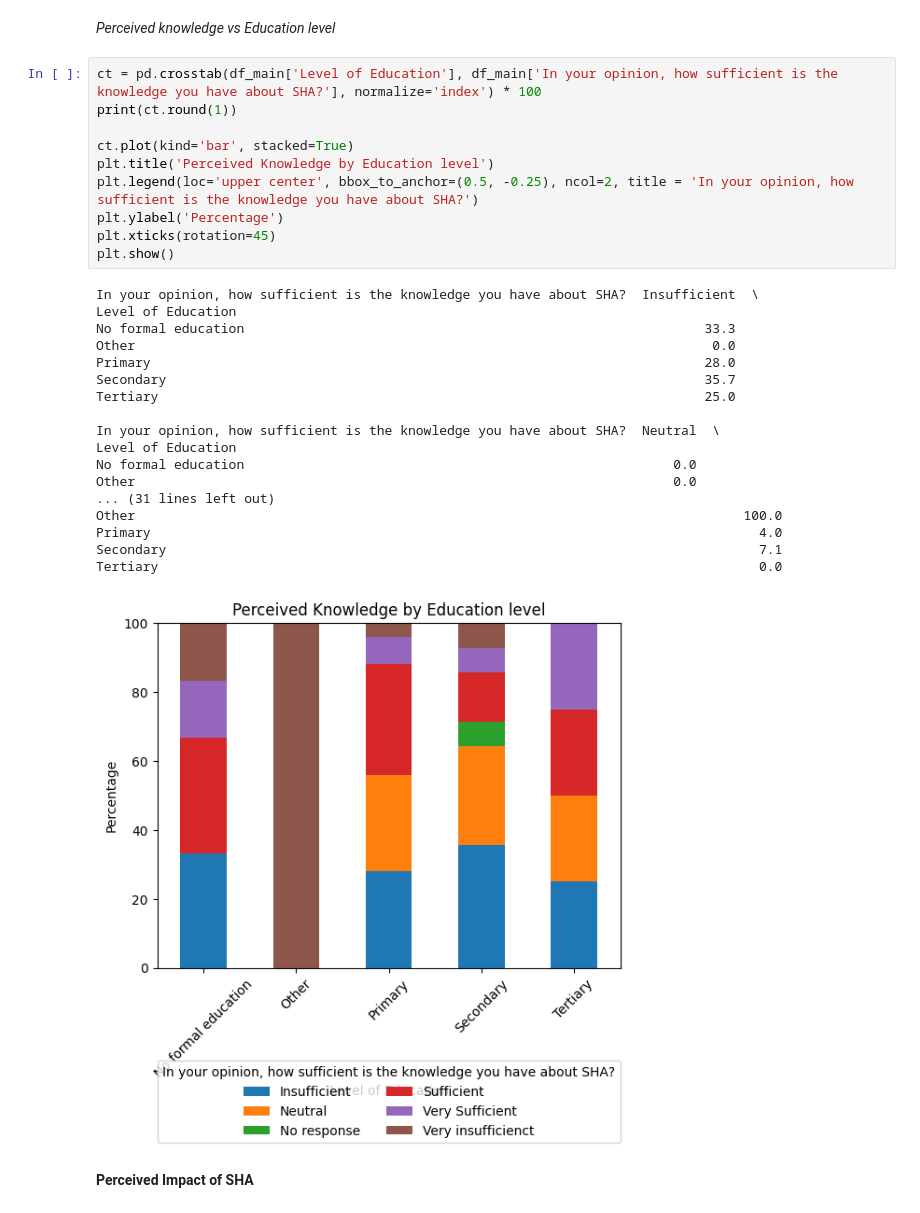
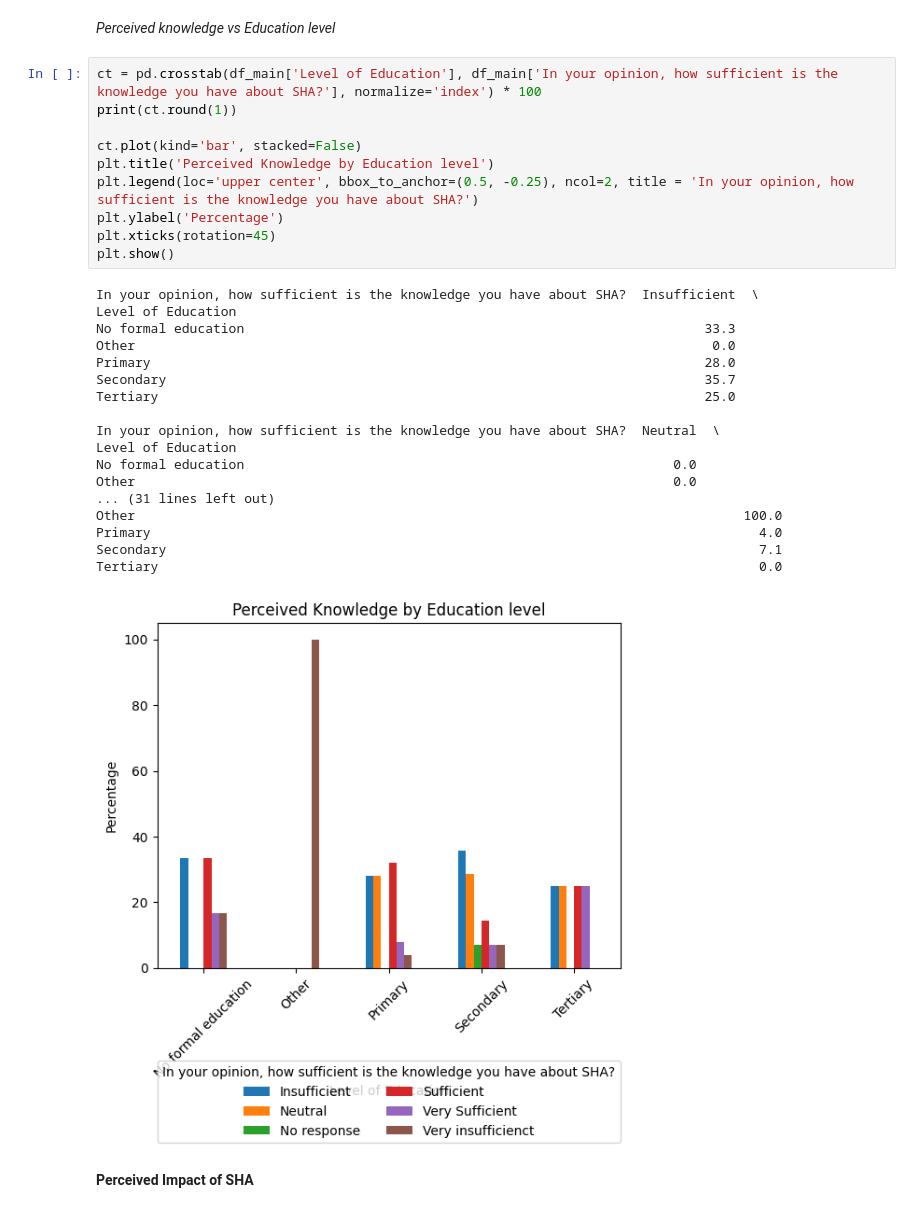
Before and after one commit to DennoCheru/Mosoriot, a Jupyter notebook: Mosoriot.ipynb, the cells around one changed output. Saved outputs shown, nothing was run; the diff lists cells and outputs as text.

```diff
--- a/Mosoriot.ipynb
+++ b/Mosoriot.ipynb
@@ -481,32 +481,32 @@ Age Group
 # %%
 ct = pd.crosstab(df_main['Level of Education'], df_main['In your opinion, how sufficient is the knowledge you have about SHA?'], normalize='index') * 100
 print(ct.round(1))
 
-ct.plot(kind='bar', stacked=True)
+ct.plot(kind='bar', stacked=False)
 plt.title('Perceived Knowledge by Education level')
 plt.legend(loc='upper center', bbox_to_anchor=(0.5, -0.25), ncol=2, title = 'In your opinion, how sufficient is the knowledge you have about SHA?')
 plt.ylabel('Percentage')
 plt.xticks(rotation=45)
 plt.show()
 # %% [output]
 In your opinion, how sufficient is the knowledge you have about SHA?  Insufficient  \
 Level of Education
 No formal education                                                           33.3
 Other                                                                          0.0
 Primary                                                                       28.0
 Secondary                                                                     35.7
 Tertiary                                                                      25.0
 
 In your opinion, how sufficient is the knowledge you have about SHA?  Neutral  \
 Level of Education
 No formal education                                                       0.0
 Other                                                                     0.0
 ... (31 lines left out)
 Other                                                                              100.0
 Primary                                                                              4.0
 Secondary                                                                            7.1
 Tertiary                                                                             0.0
-[figure, old version]
+[figure, new version]
 # %% [markdown]
 **Perceived Impact of SHA**
 # %% [markdown]
```
Also changed, not shown: parts of 6 cells of this notebook.
